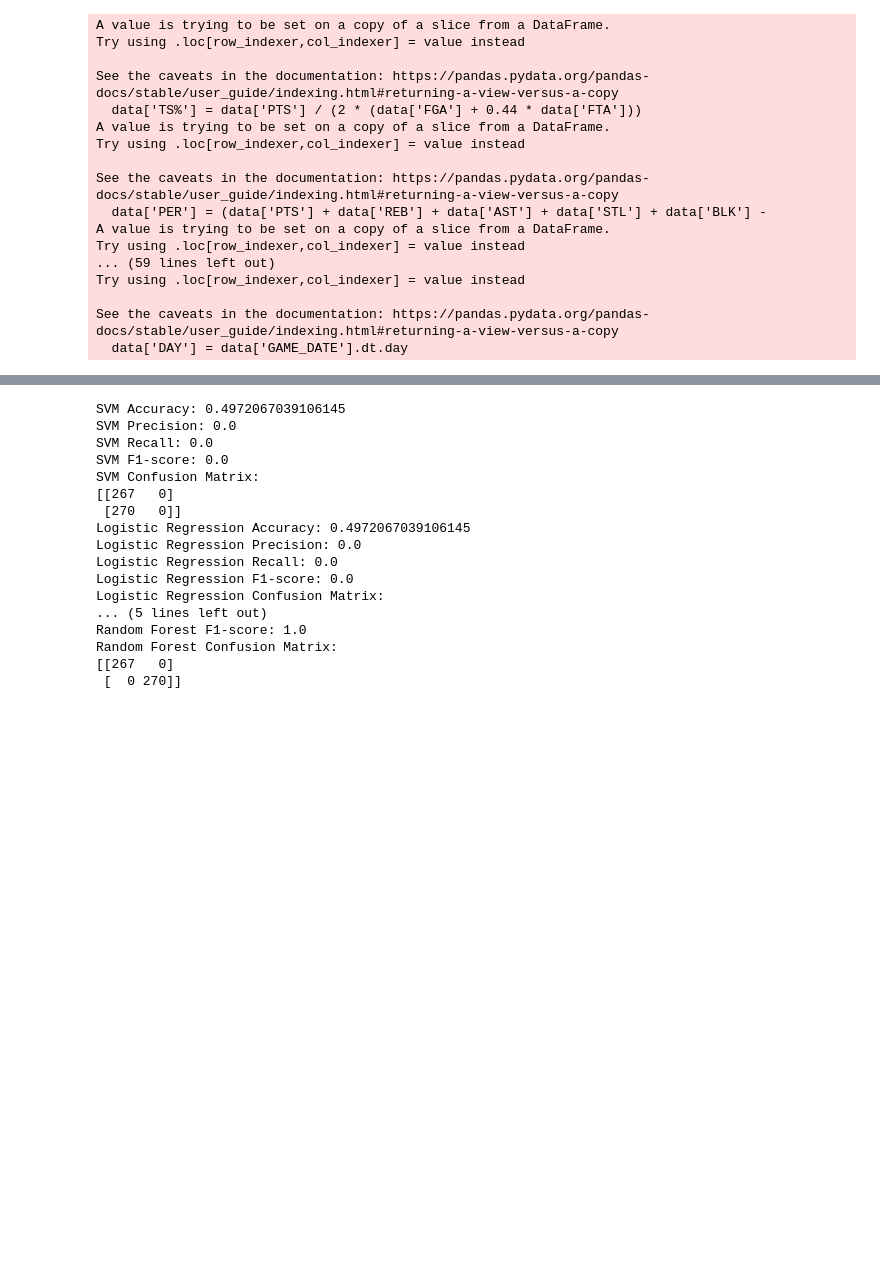
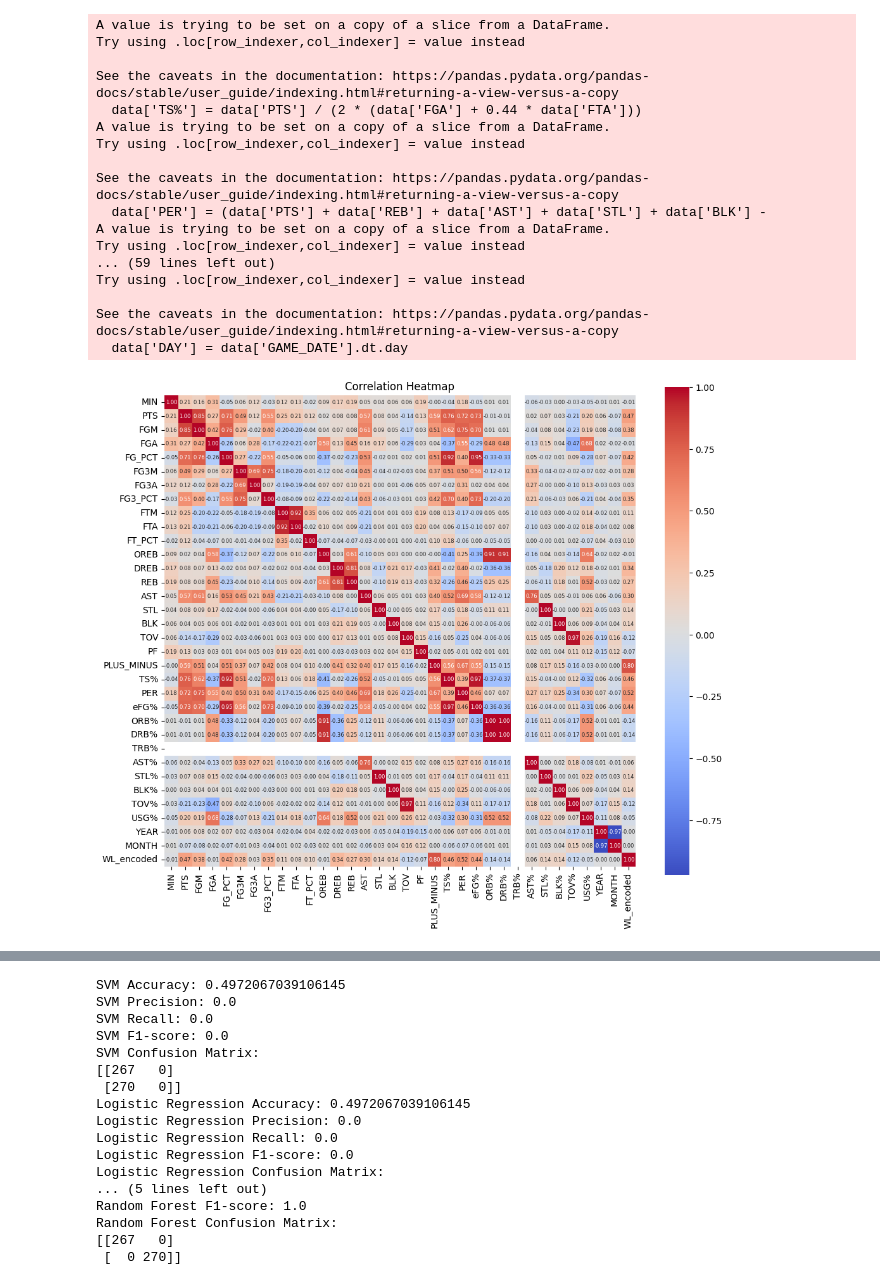
Before and after one commit to ghadfield32/Linear_Regression, a Jupyter notebook: nba_lr_22_23_season.ipynb, the cells around one changed output, grey strips where cells are left out. Cells and saved outputs as stored; diff of their text form; code cells hidden in the pictures; blank space fills up the shorter version.

Commit message:
Fixed the Heatmap to show correlation metrics for each stat

```diff
--- a/nba_lr_22_23_season.ipynb
+++ b/nba_lr_22_23_season.ipynb
@@ -8,6 +3,9 @@ from nba_api.stats.static import teams
 from nba_api.stats.endpoints import leaguegamefinder
 import pandas as pd
 import csv
+import numpy as np
+import matplotlib.pyplot as plt
+import seaborn as sns
 
 teams = teams.get_teams()
 #print(teams)
@@ -97,8 +95,6 @@ data_encoded = data_encoded.dropna()
 # Filter the data to include only selected columns
 data_encoded_selected = data_encoded.iloc[:, :40]
 
-# Get Unique Teams prior to modeling <takes out all the other games for these teams, find why Mavs are showing up twice in final set>
-#data_encoded_unique = data_encoded_selected.drop_duplicates(subset='TEAM_NAME').copy()
 
 # Check the updated column names in the DataFrame
 print('encoded_data = ',data_encoded_selected.columns)
@@ -113,4 +109,26 @@ season_data = data_encoded_selected[(data_encoded_selected['GAME_DATE'] >= start
 # Encode 'WL' column as 1 for 'W' (win) and 0 for 'L' (loss)
 season_data['WL_encoded'] = season_data['WL'].apply(lambda x: 1 if x == 'W' else 0)
 print(season_data.head())
+
+
+# Reorder the columns in the DataFrame to place 'WL_encoded' at the end
+season_data = season_data[[col for col in season_data.columns if col != 'WL_encoded'] + ['WL_encoded']]
+
+# Create a correlation matrix for the selected columns
+correlation_matrix = season_data.corr()
+
+# Plot the heatmap
+plt.figure(figsize=(12, 10))
+sns.heatmap(correlation_matrix, annot=True, cmap='coolwarm', fmt='.2f', square=True,
+            annot_kws={'size': 6})  # Adjust the font size (here it's set to 8)
+
+
+plt.title('Correlation Heatmap')
+plt.show()
+
+#In this code, we reorder the columns of season_data so that the target variable 'WL_encoded' is at the end.
+# Then, we calculate the correlation matrix using season_data.corr() and plot the heatmap using sns.heatmap().
+# The heatmap will show the correlation values between different variables, with positive correlations in warmer colors and negative
+# correlations in cooler colors. The annot=True parameter shows the actual correlation values on the heatmap, and fmt='.2f' formats
+# the numbers to two decimal places. The cmap='coolwarm' parameter sets the color scheme for the heatmap.
 # %% [output]
@@ -132,20 +150,21 @@ print(season_data.head())
 
 [5 rows x 41 columns]
 A value is trying to be set on a copy of a slice from a DataFrame.
 Try using .loc[row_indexer,col_indexer] = value instead
 
 See the caveats in the documentation: https://pandas.pydata.org/pandas-docs/stable/user_guide/indexing.html#returning-a-view-versus-a-copy
   data['TS%'] = data['PTS'] / (2 * (data['FGA'] + 0.44 * data['FTA']))
 A value is trying to be set on a copy of a slice from a DataFrame.
 Try using .loc[row_indexer,col_indexer] = value instead
 
 See the caveats in the documentation: https://pandas.pydata.org/pandas-docs/stable/user_guide/indexing.html#returning-a-view-versus-a-copy
   data['PER'] = (data['PTS'] + data['REB'] + data['AST'] + data['STL'] + data['BLK'] -
 A value is trying to be set on a copy of a slice from a DataFrame.
 Try using .loc[row_indexer,col_indexer] = value instead
 ... (59 lines left out)
 Try using .loc[row_indexer,col_indexer] = value instead
 
 See the caveats in the documentation: https://pandas.pydata.org/pandas-docs/stable/user_guide/indexing.html#returning-a-view-versus-a-copy
   data['DAY'] = data['GAME_DATE'].dt.day
+[figure, added]
 # %%
```
Also changed, not shown: parts of 4 cells of this notebook.
